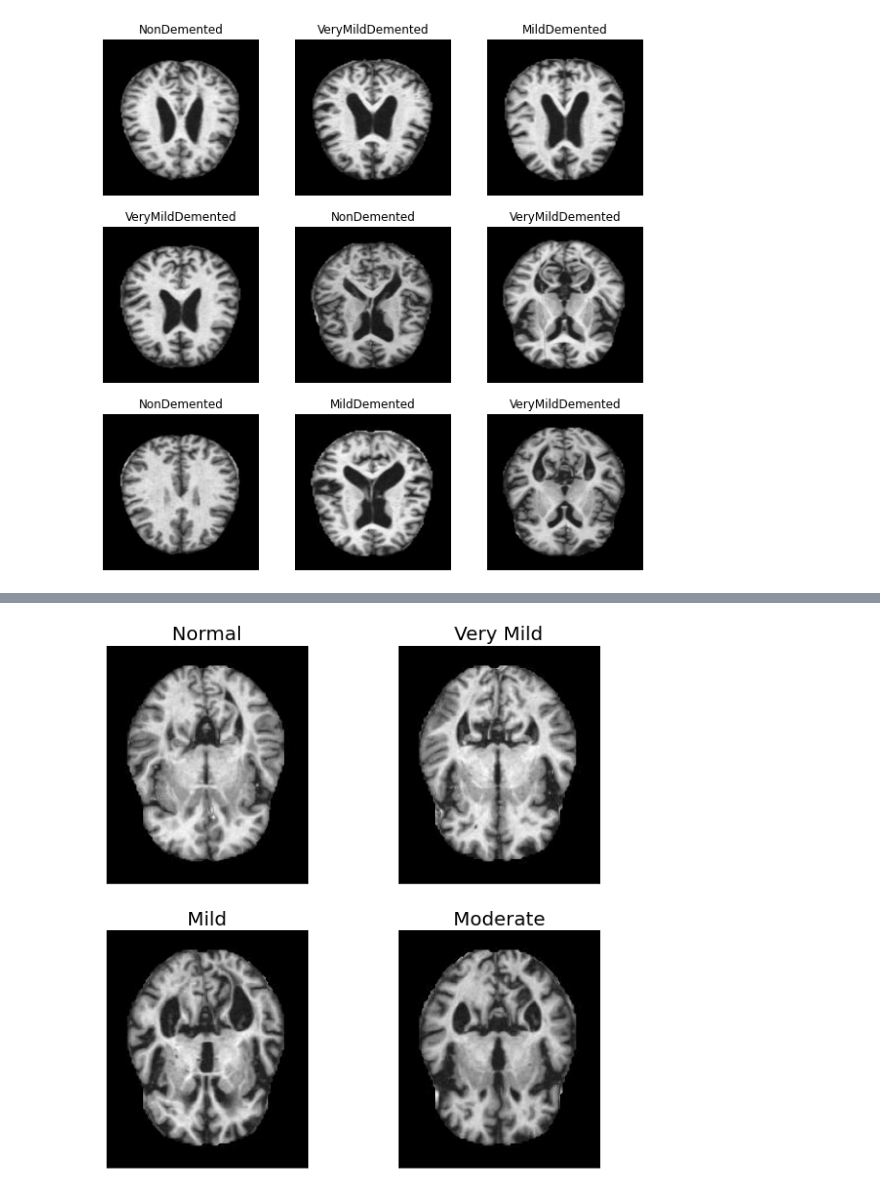
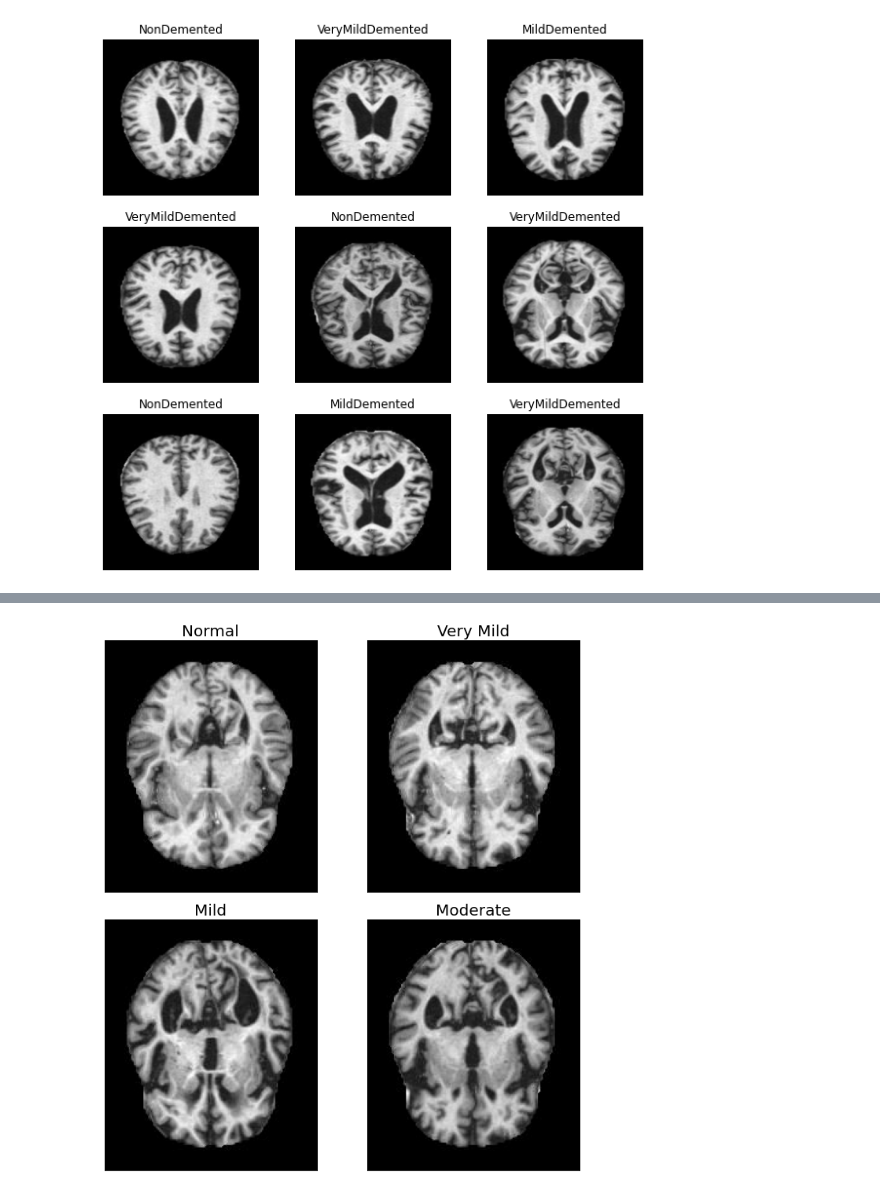
Before and after one commit to howen7/Alzeimers, a Jupyter notebook: notebooks/exploratory/EDA.ipynb, the cells around one changed output, grey strips where cells are left out. Drawn from its saved outputs; the diff is of its cells as text; code cells hidden in the pictures.

Commit message:
rescaling images and figures

```diff
--- a/notebooks/exploratory/EDA.ipynb
+++ b/notebooks/exploratory/EDA.ipynb
@@ -120,13 +122,14 @@ image_names = ['Normal', 'Very Mild', 'Mild', 'Moderate']
 # %%
 fig, axes = plt.subplots(2, 2, figsize = (10,10))
 for i in range(4):
     row = i//2
     column = i%2
     ax = axes[row, column]
     ax.imshow(image.load_img(f'../../src/data2/train/{image_list[i]}'))
     ax.set_xticks([])
     ax.set_yticks([])
     ax.set_title(image_names[i], fontsize = 20)
-plt.savefig('../report/figures/class_images', dpi = 100)
+plt.tight_layout()
+plt.savefig('../report/figures/class_images')
 # %% [output]
-[figure, old version]
+[figure, new version]
```
Also changed, not shown: parts of 1 cell of this notebook, 2 other files.
